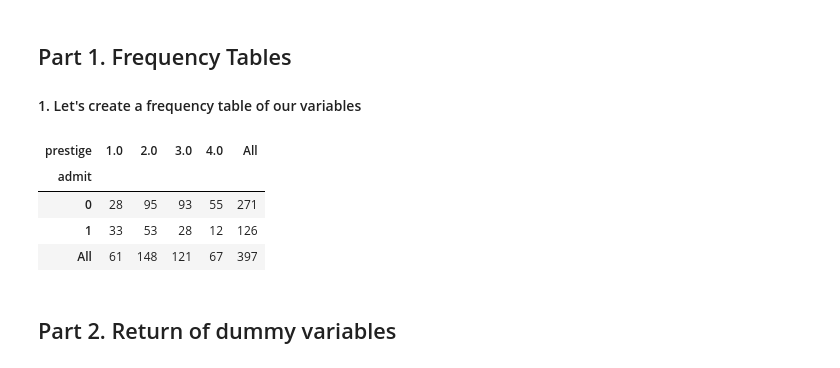
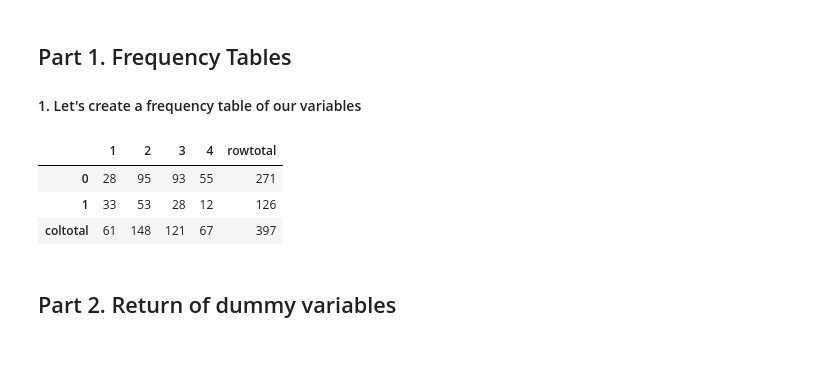
Before and after one commit to dimsgr/DS-Work, a Jupyter notebook: project3-starter.ipynb, the cells around one changed output. Saved outputs shown, nothing was run; the diff lists cells and outputs as text; code cells hidden in the pictures.

```diff
--- a/project3-starter.ipynb
+++ b/project3-starter.ipynb
@@ -27,13 +27,14 @@ print(df.head())
 # %%
 # frequency table for prestige and whether or not someone was admitted
 df_tab=pd.crosstab(index=df["admit"],columns=df["prestige"],margins=True)
+df_tab.columns = ["1","2","3","4","rowtotal"]
+df_tab.index= ["0","1","coltotal"]
 df_tab
 # %% [output]
-| prestige | 1.0 | 2.0 | 3.0 | 4.0 | All |
-| admit |  |  |  |  |  |
+|  | 1 | 2 | 3 | 4 | rowtotal |
 | 0 | 28 | 95 | 93 | 55 | 271 |
 | 1 | 33 | 53 | 28 | 12 | 126 |
-| All | 61 | 148 | 121 | 67 | 397 |
+| coltotal | 61 | 148 | 121 | 67 | 397 |
 # %% [markdown]
 ## Part 2. Return of dummy variables
 # %% [markdown]
```
Also changed, not shown: parts of 4 cells of this notebook.
